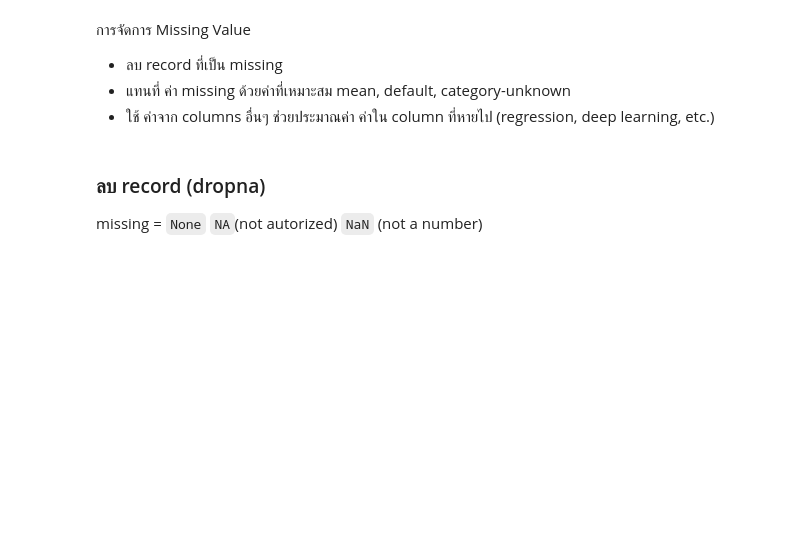
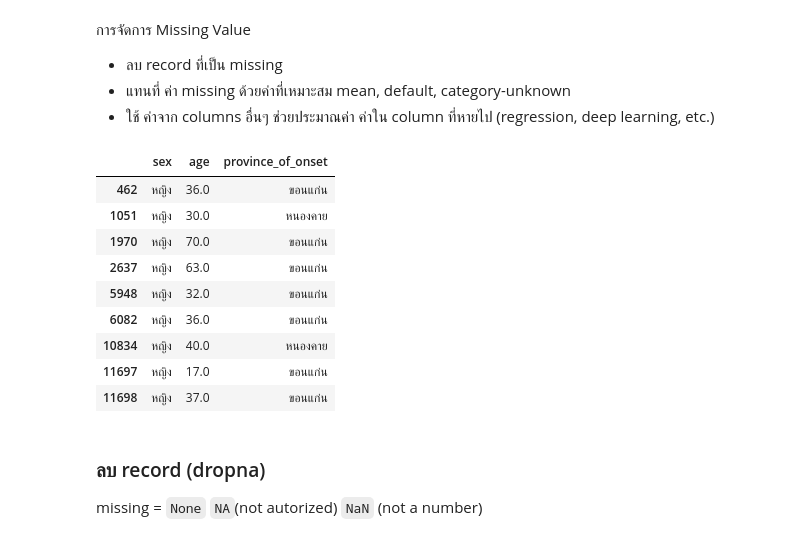
Before and after one commit to BooEiEi/data_viz_2022, a Jupyter notebook: Pandas101.ipynb, the cells around one changed output. Cells and saved outputs as stored; diff of their text form; code cells hidden in the pictures; blank space fills up the shorter version.

```diff
--- a/Pandas101.ipynb
+++ b/Pandas101.ipynb
@@ -422,6 +420,19 @@ dtype: int64
 - ลบ record ที่เป็น missing
 - แทนที่ ค่า missing ด้วยค่าที่เหมาะสม mean, default, category-unknown
 - ใช้ ค่าจาก columns อื่นๆ ช่วยประมาณค่า ค่าใน column ที่หายไป (regression, deep learning, etc.)
+# %%
+female[(female['province_of_onset']=='ขอนแก่น') | (female['province_of_onset']=='หนองคาย')] ##หาคนที่อยู่ขอนแก่น หรือหนองคาย
+# %% [output]
+|  | sex | age | province_of_onset |
+| 462 | หญิง | 36.0 | ขอนแก่น |
+| 1051 | หญิง | 30.0 | หนองคาย |
+| 1970 | หญิง | 70.0 | ขอนแก่น |
+| 2637 | หญิง | 63.0 | ขอนแก่น |
+| 5948 | หญิง | 32.0 | ขอนแก่น |
+| 6082 | หญิง | 36.0 | ขอนแก่น |
+| 10834 | หญิง | 40.0 | หนองคาย |
+| 11697 | หญิง | 17.0 | ขอนแก่น |
+| 11698 | หญิง | 37.0 | ขอนแก่น |
 # %% [markdown]
 ### ลบ record (dropna)
 
```
Also changed, not shown: parts of 1 cell of this notebook.
